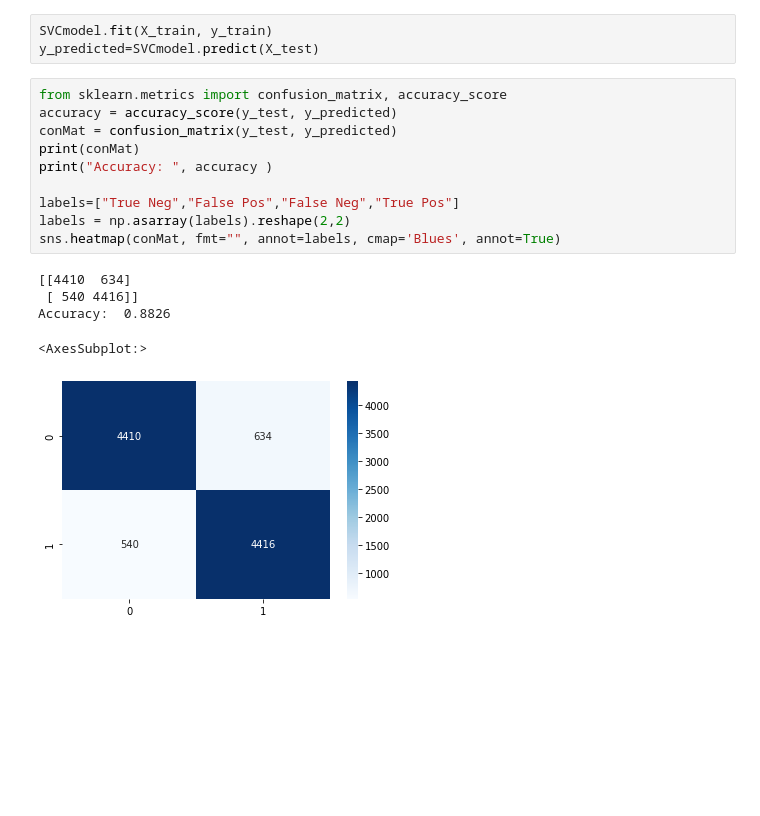
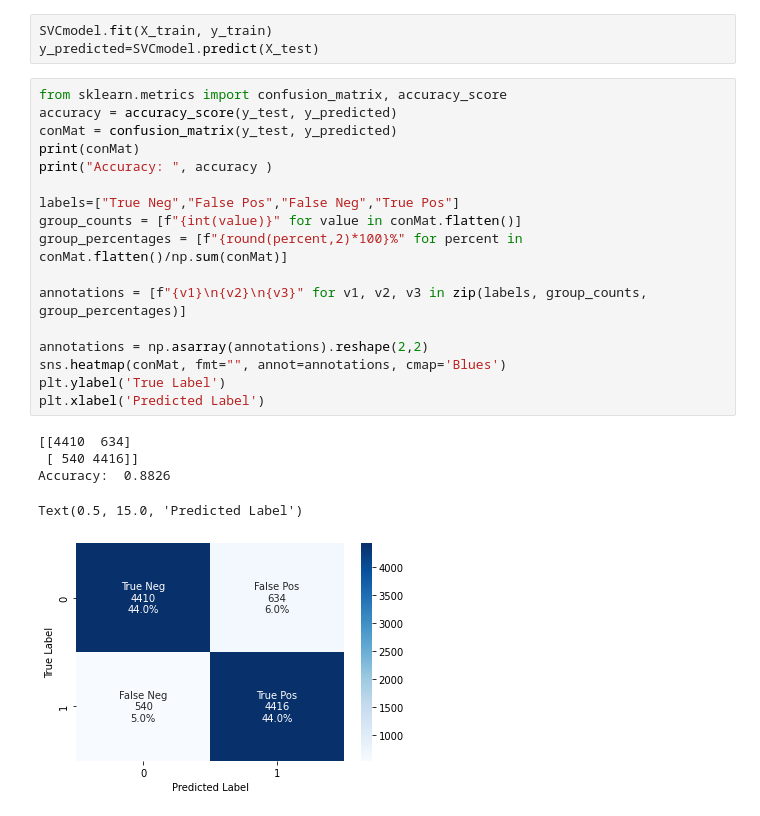
Before and after one commit to dakotarawlings/youtube_sentiment_analysis, a Jupyter notebook: model_building_nltk_TFIDF.ipynb, the cells around one changed output. Cells and saved outputs as stored; diff of their text form; blank space fills up the shorter version.

```diff
--- a/model_building_nltk_TFIDF.ipynb
+++ b/model_building_nltk_TFIDF.ipynb
@@ -187,16 +177,23 @@ y_predicted=SVCmodel.predict(X_test)
 # %%
 from sklearn.metrics import confusion_matrix, accuracy_score
 accuracy = accuracy_score(y_test, y_predicted)
 conMat = confusion_matrix(y_test, y_predicted)
 print(conMat)
 print("Accuracy: ", accuracy )
 
 labels=["True Neg","False Pos","False Neg","True Pos"]
-labels = np.asarray(labels).reshape(2,2)
-sns.heatmap(conMat, fmt="", annot=labels, cmap='Blues', annot=True)
+group_counts = [f"{int(value)}" for value in conMat.flatten()]
+group_percentages = [f"{round(percent,2)*100}%" for percent in conMat.flatten()/np.sum(conMat)]
+
+annotations = [f"{v1}\n{v2}\n{v3}" for v1, v2, v3 in zip(labels, group_counts, group_percentages)]
+
+annotations = np.asarray(annotations).reshape(2,2)
+sns.heatmap(conMat, fmt="", annot=annotations, cmap='Blues')
+plt.ylabel('True Label')
+plt.xlabel('Predicted Label')
 # %% [output]
 [[4410  634]
  [ 540 4416]]
 Accuracy:  0.8826
-<AxesSubplot:>
+Text(0.5, 15.0, 'Predicted Label')
-[figure, old version]
+[figure, new version]
```
Also changed, not shown: parts of 4 cells of this notebook, 9 other files.
